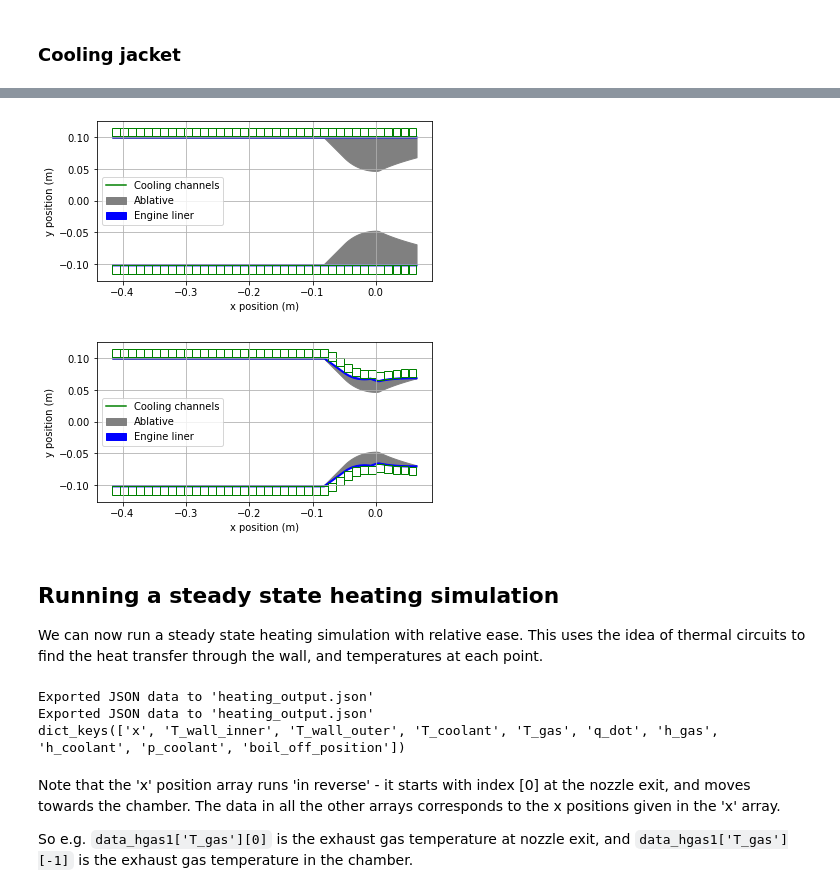
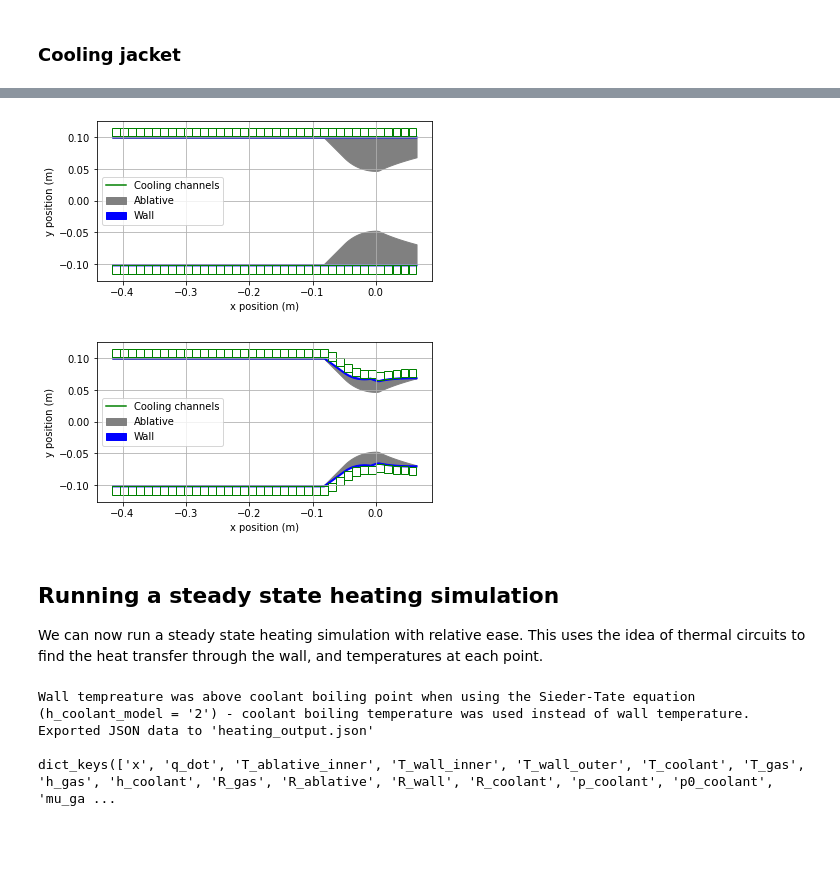
Before and after one commit to cuspaceflight/bamboo, a Jupyter notebook: Introduction to Bamboo.ipynb, the cells around one changed output, grey strips where cells are left out. Drawn from its saved outputs; the diff is of its cells as text; code cells hidden in the pictures; blank space fills up the shorter version.

```diff
--- a/Introduction to Bamboo.ipynb
+++ b/Introduction to Bamboo.ipynb
@@ -140,10 +147,10 @@ engine.add_exhaust_transport(gas_transport)
 Ac = np.pi*0.1**2               #Chamber cross-sectional area (m^2) - we'll use a 0.1 m radius.
 L_star = 1.5                    #Use the idea of L*: L_star = Volume_c/Area_t
 chamber_length = L_star*nozzle.At/Ac
-wall_thickness = 2e-3           #Thickness of engine wall (m)
+inner_wall_thickness = 2e-3           #Thickness of engine wall (m)
 
 '''Add the geometry to the engine and plot it'''
-engine.add_geometry(chamber_length, Ac, wall_thickness)
+engine.add_geometry(chamber_length, Ac, inner_wall_thickness)
 engine.plot_geometry()
 plt.title("Engine geometry - by default the wall thickness is shown to scale")
 
@@ -158,5 +165,5 @@ plt.title("Sinusoidal wall thickness")
 plt.show()
 
 #(Add the normal geometry back for later)
-engine.add_geometry(chamber_length, Ac, wall_thickness)
+engine.add_geometry(chamber_length, Ac, inner_wall_thickness)
 # %% [output]
@@ -169,19 +176,19 @@ engine.add_geometry(chamber_length, Ac, wall_thickness)
 #We'll use the 'thermo' module to get transport properties for our coolant.
 #As an alternative, you could also use the 'CoolProp' module.
 thermo_coolant = thermo.chemical.Chemical('isopropanol')
-coolant_transport = bam.cooling.TransportProperties(model = "thermo", thermo_object = thermo_coolant, force_phase = 'l')
+coolant_transport = bam.cooling.TransportProperties(model = "thermo", thermo_object = thermo_coolant)
 
 '''Cooling jacket properties'''
 inlet_T = 298.15  #Coolant inlet temperature (K)
-inlet_p0 = 20e5   #Coolant inlet stagnation pressure (bar)
+inlet_p0 = 30e5   #Coolant inlet stagnation pressure (bar)
 OF_ratio = 3.5    #Oxidiser/fuel mass ratio
 mdot_coolant = mdot/(OF_ratio + 1) #Mass flow rate of coolant
-wall_material = bam.materials.CopperC700
+inner_wall_material = bam.materials.CopperC700
 
 '''Add a spiral cooling jacket to the engine'''
 #See the documentation for a full list of cooling jacket options
 #You can also alternatively use vertical channels, or have the cooling jacket on present over a finite range of the engine.
-engine.add_cooling_jacket(wall_material,
+engine.add_cooling_jacket(inner_wall_material,
                                inlet_T,
                                inlet_p0,
                                coolant_transport,
@@ -202,53 +209,49 @@ plt.show()
 # %%
 #Choose the material properties for our ablative
 ablative_material = bam.materials.Graphite
 
 #Note the 'regression_rate' value doesn't affect anything right now
 #By default the program will use an ablative along the whole engine,
 #and will fill up the gap between the nozzle contour and chamber radius with ablative
 engine.add_ablative(ablative_material,
-                    wall_material,
+                    inner_wall_material,
                     regression_rate = 0.0033e-3)
 
 engine.plot_geometry()
 
 #We can also specify the thickness (which can be variable, just like for Engine.add_geometry()),
 #and the range of x values over which we want the ablative to be present
 
 #In this example we make the ablative only present in the nozzle, and make it thickest around the middle.
 engine.add_ablative(ablative_material,
-                    wall_material,
+                    inner_wall_material,
                     regression_rate = 0.0033e-3,
                     xs = [engine.geometry.x_chamber_end, engine.geometry.x_max],
                     ablative_thickness = [0.0, 0.02, 0.0])
 
 engine.plot_geometry()
 plt.show()
 
 #(Replace the ablative with the 1st version - this is the one we'll analyse later)
 engine.add_ablative(ablative_material,
-                    wall_material,
+                    inner_wall_material,
                     regression_rate = 0.0033e-3)
 # %% [output]
-[figure, old version]
+[figure, new version]
-[figure, old version]
+[figure, new version]
 # %% [markdown]
 ## Running a steady state heating simulation
 
 We can now run a steady state heating simulation with relative ease. This uses the idea of thermal circuits to find the heat transfer through the wall, and temperatures at each point.
 # %%
 #Run the heating analysis - see the documentation for details on the various arguments.
-#We'll try using the two different 'h_gas_model' options, so we can compare them.
-data_hgas1 = engine.steady_heating_analysis(h_gas_model = '1')
-data_hgas3 = engine.steady_heating_analysis(h_gas_model = '3')
+cooling_data = engine.steady_heating_analysis()
 
 #Print of the keys so we can see what data is available
-print(data_hgas1.keys())
+print("")
+print(cooling_data.keys())
 # %% [output]
+Wall tempreature was above coolant boiling point when using the Sieder-Tate equation (h_coolant_model = '2') - coolant boiling temperature was used instead of wall temperature.
 Exported JSON data to 'heating_output.json'
-Exported JSON data to 'heating_output.json'
-dict_keys(['x', 'T_wall_inner', 'T_wall_outer', 'T_coolant', 'T_gas', 'q_dot', 'h_gas', 'h_coolant', 'p_coolant', 'boil_off_position'])
+
+dict_keys(['x', 'q_dot', 'T_ablative_inner', 'T_wall_inner', 'T_wall_outer', 'T_coolant', 'T_gas', 'h_gas', 'h_coolant', 'R_gas', 'R_ablative', 'R_wall', 'R_coolant', 'p_coolant', 'p0_coolant', 'mu_ga ...
-# %% [markdown]
-Note that the 'x' position array runs 'in reverse' - it starts with index [0] at the nozzle exit, and moves towards the chamber. The data in all the other arrays corresponds to the x positions given in the 'x' array.
-
-So e.g. `data_hgas1['T_gas'][0]` is the exhaust gas temperature at nozzle exit, and `data_hgas1['T_gas'][-1]` is the exhaust gas temperature in the chamber.
```
Also changed, not shown: parts of 15 cells of this notebook, 8 other files.
